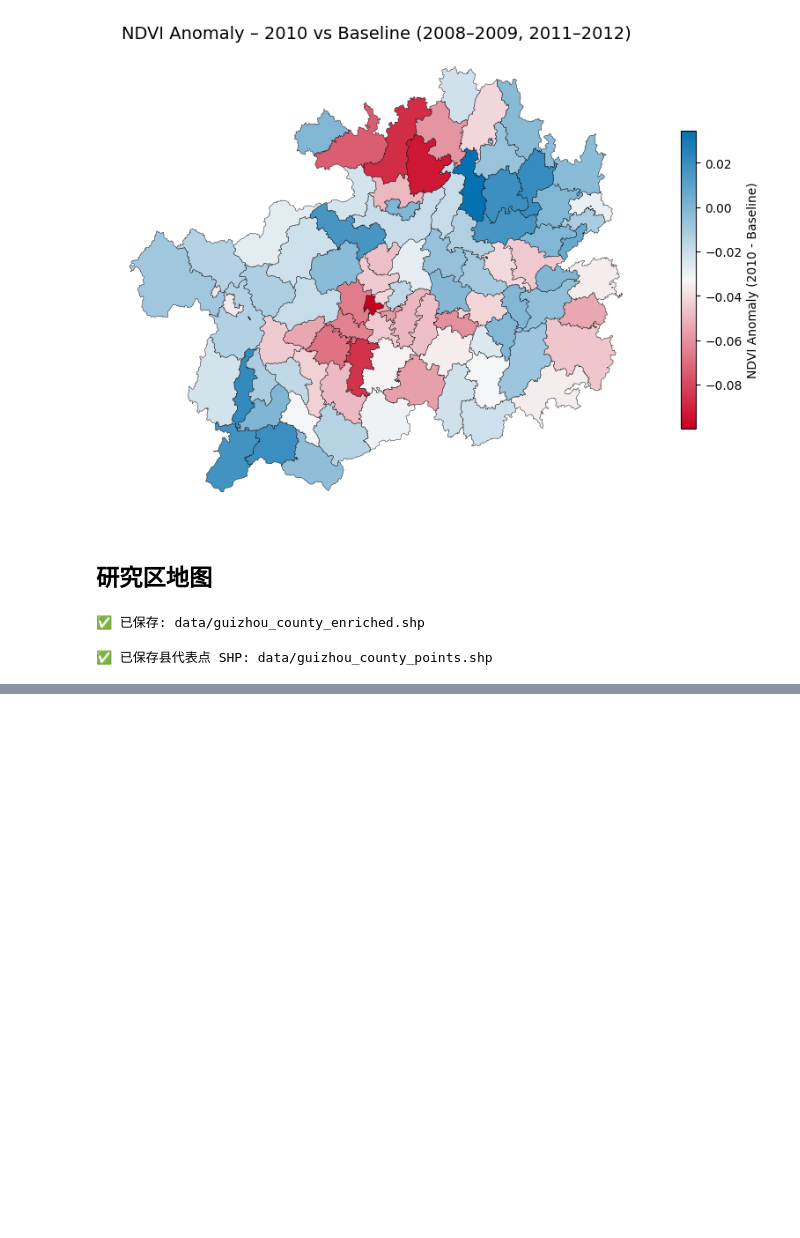
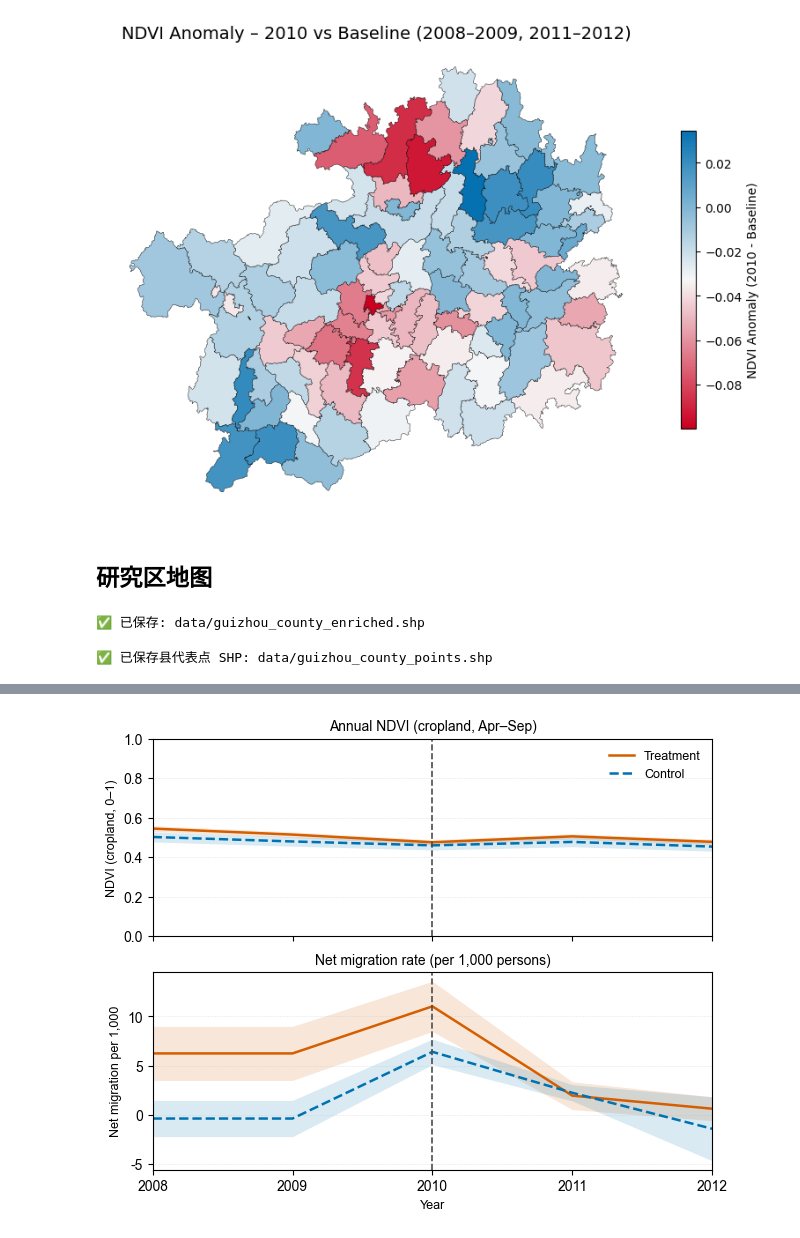
Before and after one commit to ixxiiris/CASA_Dissertation, a Jupyter notebook: DiD/did_event.ipynb, the cells around one changed output, grey strips where cells are left out. Saved outputs shown, nothing was run; the diff lists cells and outputs as text; code cells hidden in the pictures; blank space fills up the shorter version.

```diff
--- a/DiD/did_event.ipynb
+++ b/DiD/did_event.ipynb
@@ -1838,0 +1841,89 @@ print(f"✅ 已保存县代表点 SHP: {OUT_SHP_POINTS}")
+# %%
+import pandas as pd
+import numpy as np
+import matplotlib.pyplot as plt
+from matplotlib.ticker import MultipleLocator, FormatStrFormatter
+
+# ============== 路径与基础参数 ==============
+CSV_PATH = "data/guizhou_model_struct_dummy_vars.csv"  # 改成你的实际路径
+
+YEAR_MIN, YEAR_MAX = 2008, 2012
+DROUGHT_YEAR = 2010
+
+# 统一风格（论文友好）
+plt.rcParams["font.family"] = "Arial"
+plt.rcParams["axes.unicode_minus"] = False
+
+COLOR_TREAT = "#D55E00"   # 色盲友好（vermillion）
+COLOR_CTRL  = "#0072B2"   # 色盲友好（blue）
+LINEWIDTH   = 1.8
+ALPHA_CI    = 0.15
+FONTSIZE    = 9
+
+# ============== 读取与聚合（均值+SE） ==============
+df = pd.read_csv(CSV_PATH)
+
+# 只保留分析年份与必要列
+use = df.loc[(df["year"]>=YEAR_MIN) & (df["year"]<=YEAR_MAX),
+             ["year","drought_treated","ndvi_crop","net_migration_per_1000"]].copy()
+
+# 分组计算 mean 和 SE（标准误 = std / sqrt(n)）
+agg = (use
+       .groupby(["year","drought_treated"], as_index=False)
+       .agg(ndvi_mean=("ndvi_crop","mean"),
+            ndvi_se  =("ndvi_crop",lambda x: x.std(ddof=1)/np.sqrt(len(x))),
+            nmr_mean =("net_migration_per_1000","mean"),
+            nmr_se   =("net_migration_per_1000",lambda x: x.std(ddof=1)/np.sqrt(len(x))))
+      )
+
+# 小工具：按组取出序列
+def get_series(agg_df, treated_flag, mean_col, se_col):
+    sub = agg_df.loc[agg_df["drought_treated"]==treated_flag].sort_values("year")
+    x   = sub["year"].to_numpy()
+    mu  = sub[mean_col].to_numpy()
+    se  = sub[se_col].to_numpy()
+    return x, mu, se
+
+x_t, ndvi_t, ndvi_t_se = get_series(agg, 1, "ndvi_mean", "ndvi_se")
+x_c, ndvi_c, ndvi_c_se = get_series(agg, 0, "ndvi_mean", "ndvi_se")
+_,   nmr_t,  nmr_t_se  = get_series(agg, 1, "nmr_mean",  "nmr_se")
+_,   nmr_c,  nmr_c_se  = get_series(agg, 0, "nmr_mean",  "nmr_se")
+
+# ============== 绘图：上下两幅，共用X轴 ==============
+fig, (ax1, ax2) = plt.subplots(
+    2, 1, sharex=True,
+    figsize=(6.3, 5.0),  # ≈160mm 宽，论文双栏全宽
+    constrained_layout=True
+)
+
+# ---- 上图：NDVI（0–1） ----
+ax1.plot(x_t, ndvi_t,  "-",  color=COLOR_TREAT, linewidth=LINEWIDTH, label="Treatment")
+ax1.plot(x_c, ndvi_c,  "--", color=COLOR_CTRL,  linewidth=LINEWIDTH, label="Control")
+ax1.fill_between(x_t, ndvi_t-ndvi_t_se, ndvi_t+ndvi_t_se, color=COLOR_TREAT, alpha=ALPHA_CI, linewidth=0)
+ax1.fill_between(x_c, ndvi_c-ndvi_c_se, ndvi_c+ndvi_c_se, color=COLOR_CTRL,  alpha=ALPHA_CI, linewidth=0)
+ax1.set_ylabel("NDVI (cropland, 0–1)", fontsize=FONTSIZE)
+ax1.set_ylim(0, 1)
+ax1.grid(axis="y", linestyle=":", linewidth=0.4, alpha=0.6)
+ax1.legend(loc="upper right", frameon=False, fontsize=FONTSIZE)
+ax1.axvline(DROUGHT_YEAR, linestyle="--", color="0.3", linewidth=1.2)
+ax1.set_title("Annual NDVI (cropland, Apr–Sep)", fontsize=FONTSIZE+1, pad=6)
+
+# ---- 下图：Net Migration Rate（每千人） ----
+ax2.plot(x_t, nmr_t,  "-",  color=COLOR_TREAT, linewidth=LINEWIDTH, label="Treatment")
+ax2.plot(x_c, nmr_c,  "--", color=COLOR_CTRL,  linewidth=LINEWIDTH, label="Control")
+ax2.fill_between(x_t, nmr_t-nmr_t_se, nmr_t+nmr_t_se, color=COLOR_TREAT, alpha=ALPHA_CI, linewidth=0)
+ax2.fill_between(x_c, nmr_c-nmr_c_se, nmr_c+nmr_c_se, color=COLOR_CTRL,  alpha=ALPHA_CI, linewidth=0)
+ax2.set_ylabel("Net migration per 1,000", fontsize=FONTSIZE)
+ax2.grid(axis="y", linestyle=":", linewidth=0.4, alpha=0.6)
+ax2.axvline(DROUGHT_YEAR, linestyle="--", color="0.3", linewidth=1.2)
+ax2.set_title("Net migration rate (per 1,000 persons)", fontsize=FONTSIZE+1, pad=6)
+
+# ---- 统一X轴 ----
+ax2.set_xlim(YEAR_MIN, YEAR_MAX)
+ax2.xaxis.set_major_locator(MultipleLocator(1))
+ax2.xaxis.set_major_formatter(FormatStrFormatter("%.0f"))
+ax2.set_xlabel("Year", fontsize=FONTSIZE)
+
+
+print("Done:", OUT_PDF, OUT_PNG)
+# %% [output]
@@ -1838,0 +1931 @@ print(f"✅ 已保存县代表点 SHP: {OUT_SHP_POINTS}")
+[figure, added]
```
Also changed, not shown: parts of 3 cells of this notebook, 21 other files.
